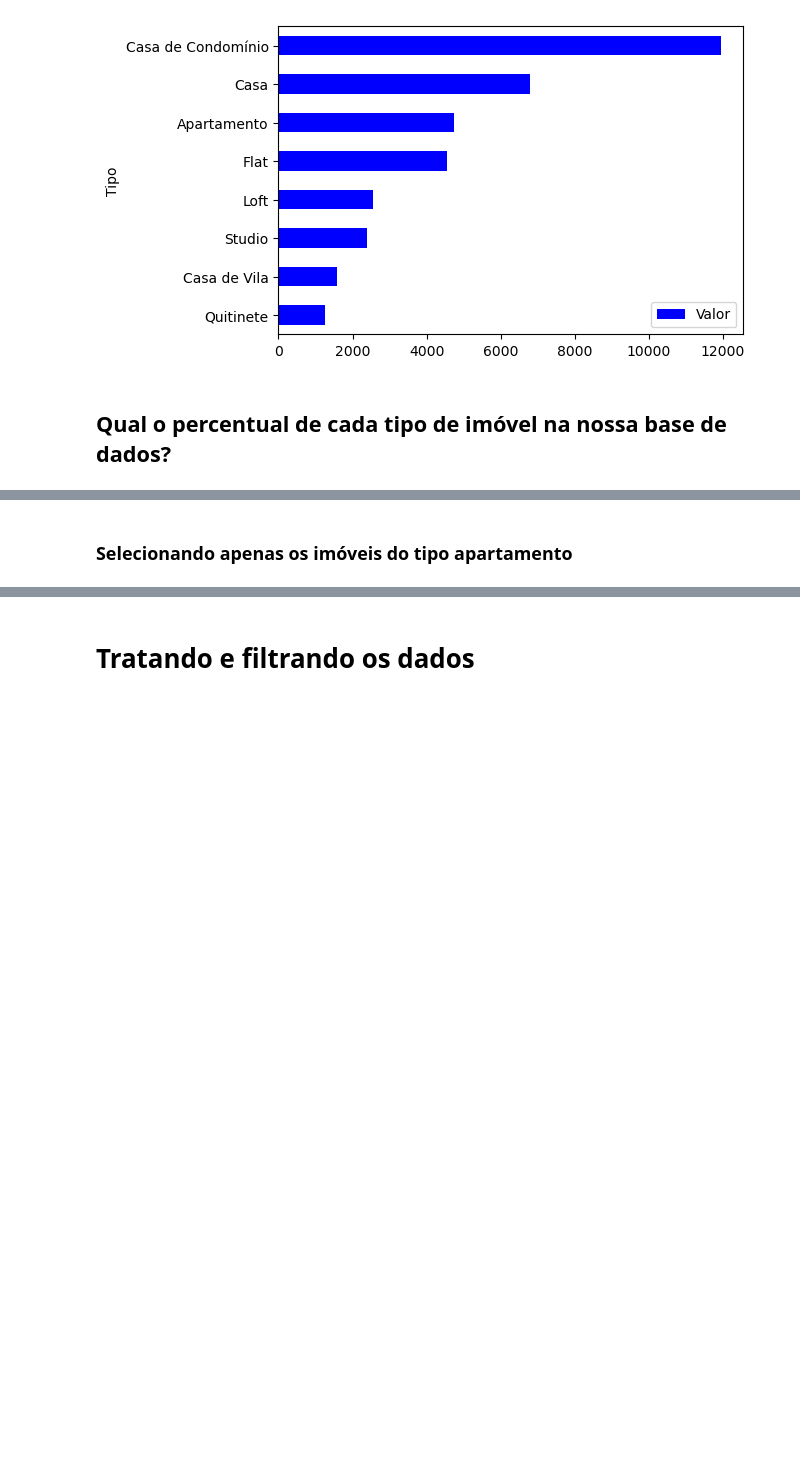
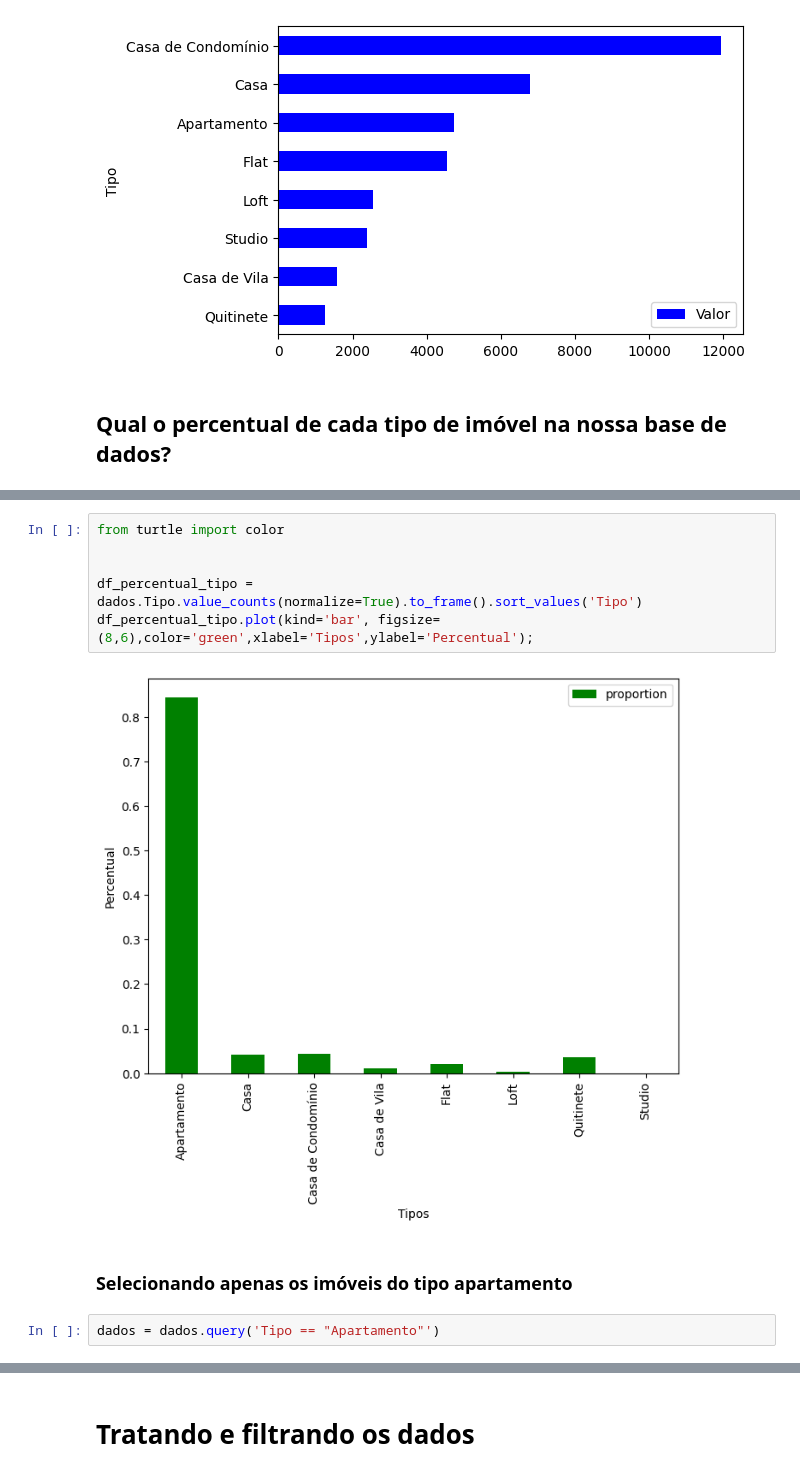
Before and after one commit to PedroLourega/study, a Jupyter notebook: alura_courses/Pandas Library/pandas_library.ipynb, the cells around one changed output, grey strips where cells are left out. Drawn from its saved outputs; the diff is of its cells as text; blank space fills up the shorter version.

```diff
--- a/alura_courses/Pandas Library/pandas_library.ipynb
+++ b/alura_courses/Pandas Library/pandas_library.ipynb
@@ -318,2 +358,12 @@ array(['Quitinete', 'Casa', 'Apartamento', 'Casa de Condomínio', 'Flat',
+# %%
+from turtle import color
+
+
+df_percentual_tipo = dados.Tipo.value_counts(normalize=True).to_frame().sort_values('Tipo')
+df_percentual_tipo.plot(kind='bar', figsize=(8,6),color='green',xlabel='Tipos',ylabel='Percentual');
+# %% [output]
+[figure, added]
 # %% [markdown]
 ### **Selecionando apenas os imóveis do tipo apartamento**
+# %%
+dados = dados.query('Tipo == "Apartamento"')
```
Also changed, not shown: parts of 35 cells of this notebook, 2 other files.
